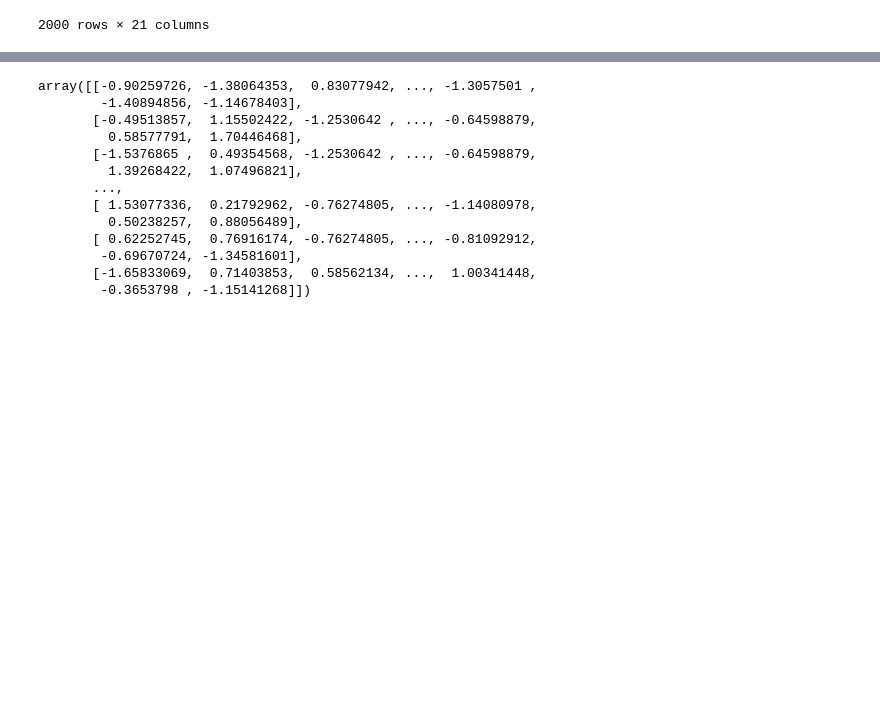
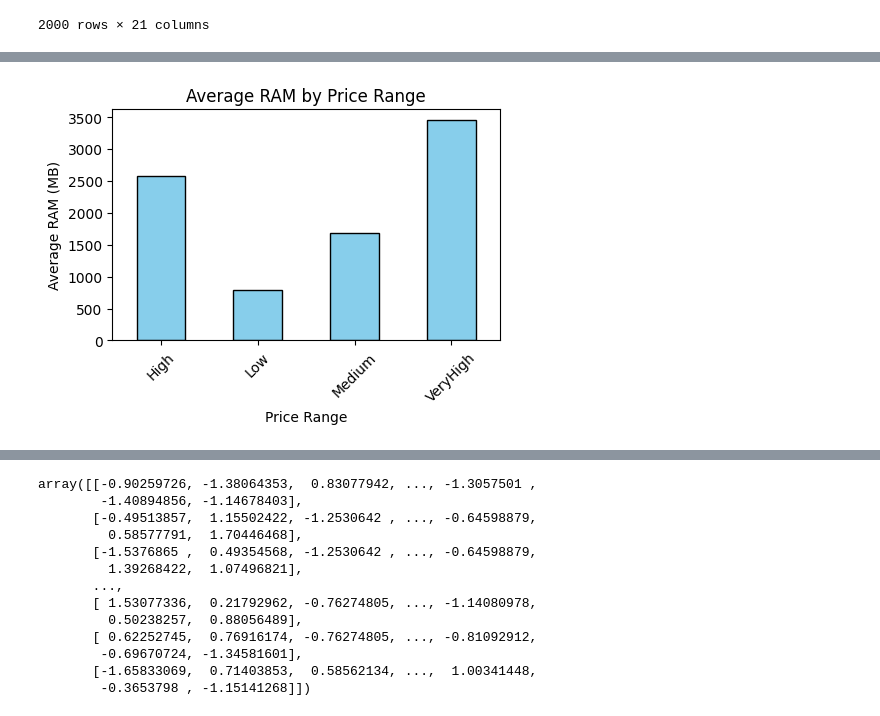
Before and after one commit to OMDeshmukh317/mobile-price-classification, a Jupyter notebook: mobile_price_classification.ipynb, the cells around one changed output, grey strips where cells are left out. Cells and saved outputs as stored; diff of their text form; code cells hidden in the pictures; blank space fills up the shorter version.

```diff
--- a/mobile_price_classification.ipynb
+++ b/mobile_price_classification.ipynb
@@ -44,0 +67,11 @@ memory usage: 328.2+ KB
+# %%
+plt.figure(figsize=(5, 3))
+avg_ram = dataset.groupby('PriceRange')['RAM'].mean().sort_index()
+avg_ram.plot(kind='bar', color='skyblue', edgecolor='black')
+plt.xlabel('Price Range')
+plt.ylabel('Average RAM (MB)')
+plt.title('Average RAM by Price Range')
+plt.xticks(rotation=45)
+plt.show()
+# %% [output]
+[figure, added]
```
Also changed, not shown: parts of 13 cells of this notebook.
